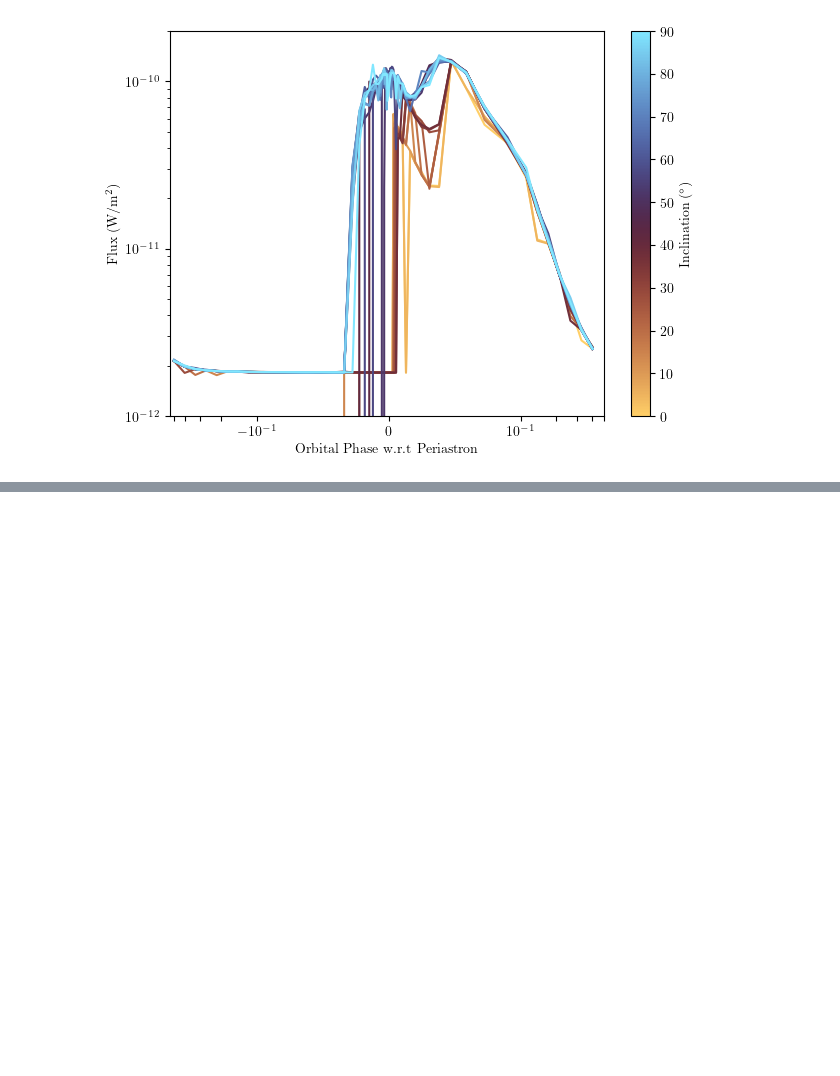
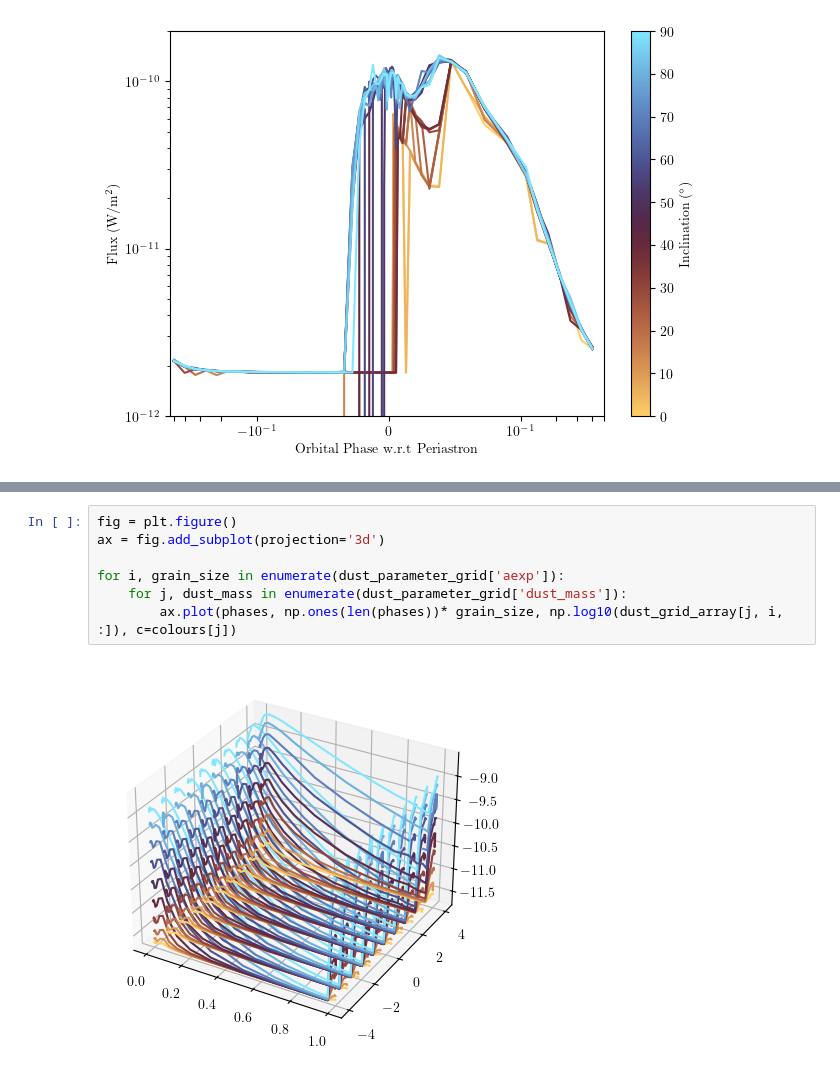
Before and after one commit to ryanwhite1/xenomorph, a Jupyter notebook: grid_runs.ipynb, the cells around one changed output, grey strips where cells are left out. Saved outputs shown, nothing was run; the diff lists cells and outputs as text; blank space fills up the shorter version.

```diff
--- a/grid_runs.ipynb
+++ b/grid_runs.ipynb
@@ -157,0 +185,9 @@ fig.savefig('Images/MRes_Plots/WR140_inclination_grid.pdf', dpi=400, bbox_inches
+# %%
+fig = plt.figure()
+ax = fig.add_subplot(projection='3d')
+
+for i, grain_size in enumerate(dust_parameter_grid['aexp']):
+    for j, dust_mass in enumerate(dust_parameter_grid['dust_mass']):
+        ax.plot(phases, np.ones(len(phases))* grain_size, np.log10(dust_grid_array[j, i, :]), c=colours[j])
+# %% [output]
+[figure, added]
```
Also changed, not shown: parts of 9 cells of this notebook, 9 other files.
